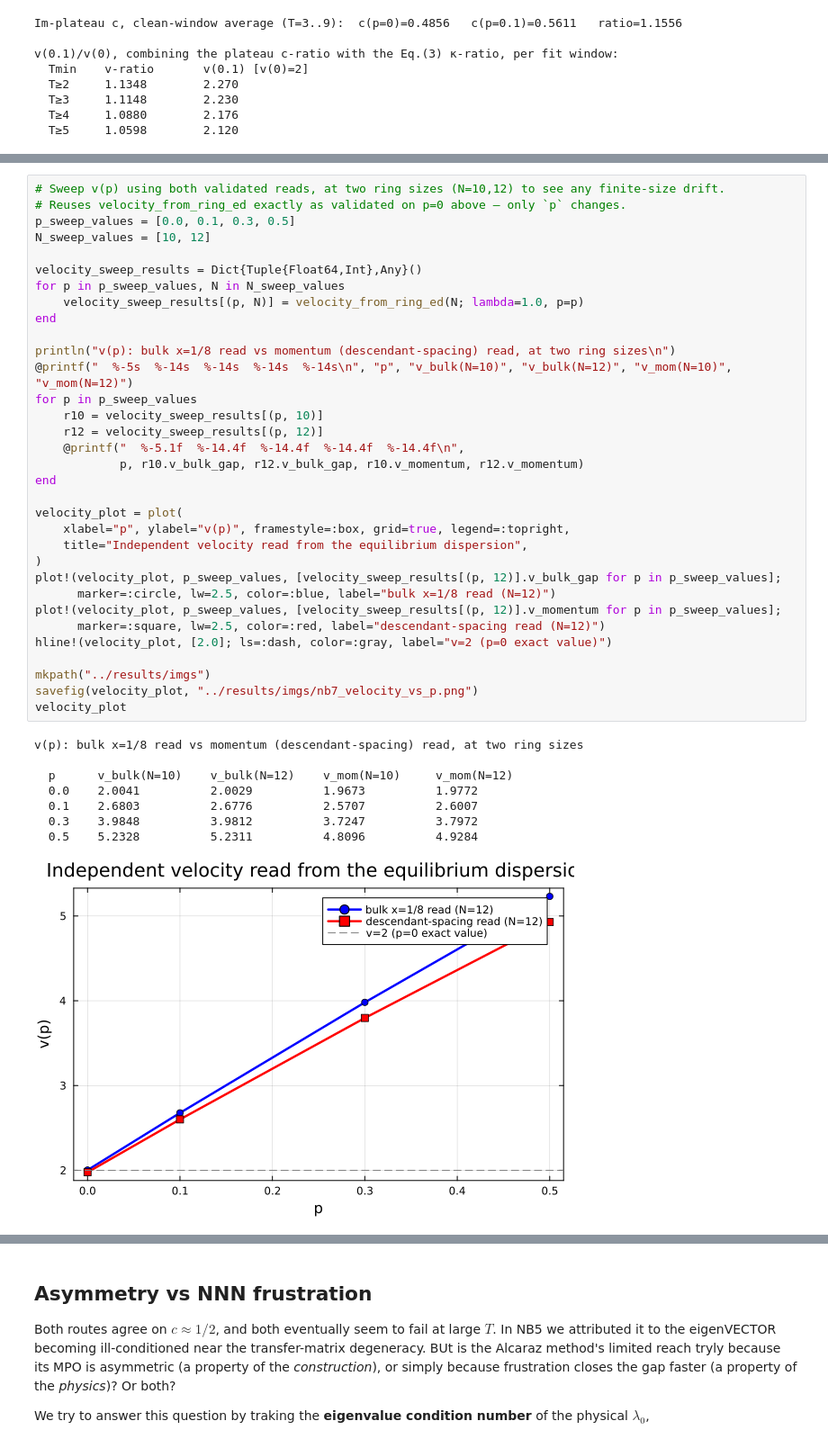
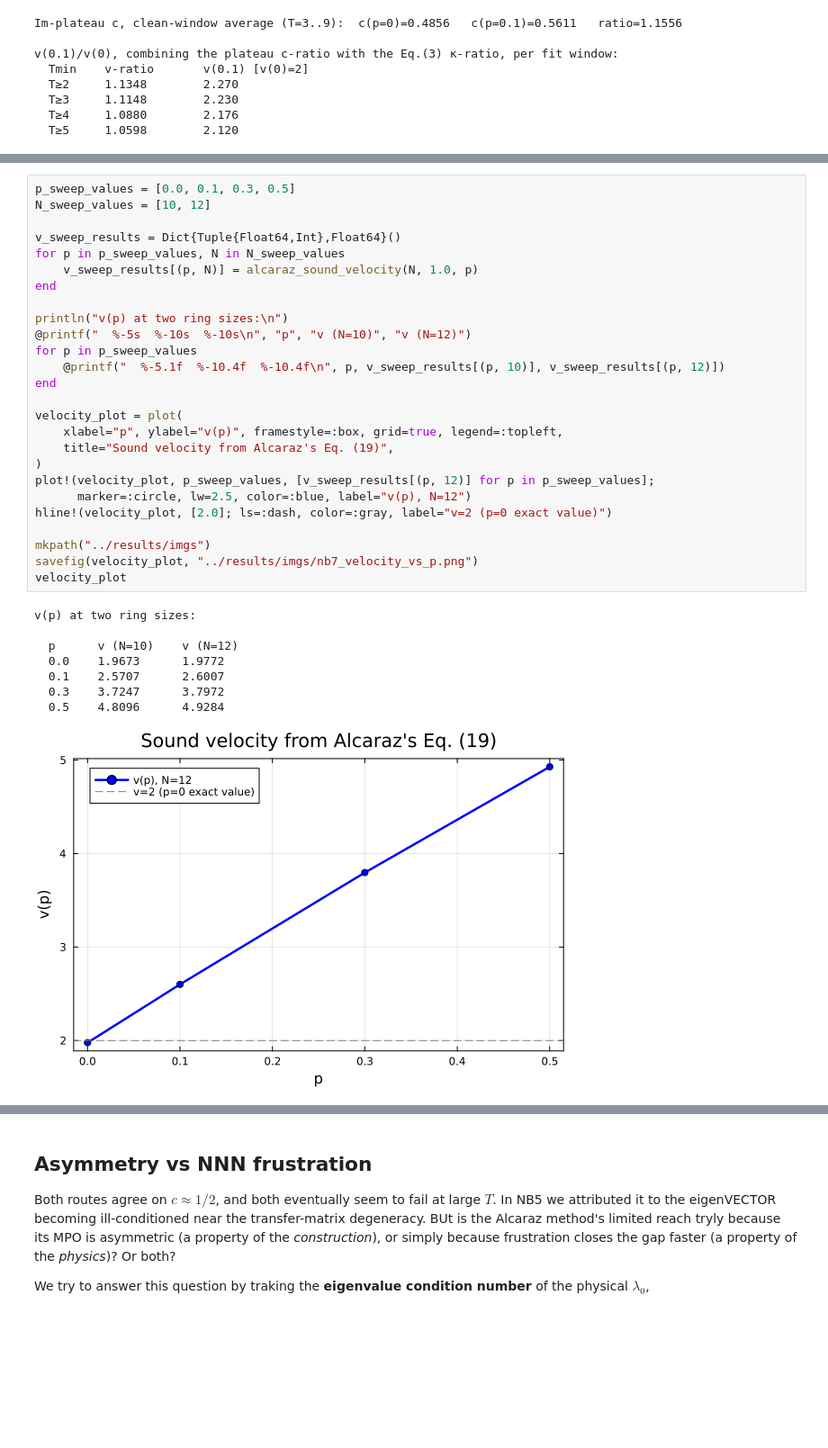
Before and after one commit to jmarquezol/master-thesis-BSC, a Jupyter notebook: NBs/7_temp_c.ipynb, the cells around one changed output, grey strips where cells are left out. Shown at 90% size. Drawn from its saved outputs; the diff is of its cells as text; blank space fills up the shorter version.

```diff
--- a/NBs/7_temp_c.ipynb
+++ b/NBs/7_temp_c.ipynb
@@ -974,43 +1016,36 @@ The dispersion-ED result below is the rigorous, independent tiebreaker between t
 # %%
-# Sweep v(p) using both validated reads, at two ring sizes (N=10,12) to see any finite-size drift.
-# Reuses velocity_from_ring_ed exactly as validated on p=0 above — only `p` changes.
 p_sweep_values = [0.0, 0.1, 0.3, 0.5]
 N_sweep_values = [10, 12]
 
-velocity_sweep_results = Dict{Tuple{Float64,Int},Any}()
+v_sweep_results = Dict{Tuple{Float64,Int},Float64}()
 for p in p_sweep_values, N in N_sweep_values
-    velocity_sweep_results[(p, N)] = velocity_from_ring_ed(N; lambda=1.0, p=p)
+    v_sweep_results[(p, N)] = alcaraz_sound_velocity(N, 1.0, p)
 end
 
-println("v(p): bulk x=1/8 read vs momentum (descendant-spacing) read, at two ring sizes\n")
-@printf("  %-5s  %-14s  %-14s  %-14s  %-14s\n", "p", "v_bulk(N=10)", "v_bulk(N=12)", "v_mom(N=10)", "v_mom(N=12)")
+println("v(p) at two ring sizes:\n")
+@printf("  %-5s  %-10s  %-10s\n", "p", "v (N=10)", "v (N=12)")
 for p in p_sweep_values
-    r10 = velocity_sweep_results[(p, 10)]
-    r12 = velocity_sweep_results[(p, 12)]
-    @printf("  %-5.1f  %-14.4f  %-14.4f  %-14.4f  %-14.4f\n",
-            p, r10.v_bulk_gap, r12.v_bulk_gap, r10.v_momentum, r12.v_momentum)
+    @printf("  %-5.1f  %-10.4f  %-10.4f\n", p, v_sweep_results[(p, 10)], v_sweep_results[(p, 12)])
 end
 
 velocity_plot = plot(
-    xlabel="p", ylabel="v(p)", framestyle=:box, grid=true, legend=:topright,
-    title="Independent velocity read from the equilibrium dispersion",
+    xlabel="p", ylabel="v(p)", framestyle=:box, grid=true, legend=:topleft,
+    title="Sound velocity from Alcaraz's Eq. (19)",
 )
-plot!(velocity_plot, p_sweep_values, [velocity_sweep_results[(p, 12)].v_bulk_gap for p in p_sweep_values];
-      marker=:circle, lw=2.5, color=:blue, label="bulk x=1/8 read (N=12)")
-plot!(velocity_plot, p_sweep_values, [velocity_sweep_results[(p, 12)].v_momentum for p in p_sweep_values];
-      marker=:square, lw=2.5, color=:red, label="descendant-spacing read (N=12)")
+plot!(velocity_plot, p_sweep_values, [v_sweep_results[(p, 12)] for p in p_sweep_values];
+      marker=:circle, lw=2.5, color=:blue, label="v(p), N=12")
 hline!(velocity_plot, [2.0]; ls=:dash, color=:gray, label="v=2 (p=0 exact value)")
 
 mkpath("../results/imgs")
 savefig(velocity_plot, "../results/imgs/nb7_velocity_vs_p.png")
 velocity_plot
 # %% [output]
-v(p): bulk x=1/8 read vs momentum (descendant-spacing) read, at two ring sizes
+v(p) at two ring sizes:
 
-  p      v_bulk(N=10)    v_bulk(N=12)    v_mom(N=10)     v_mom(N=12)
-  0.0    2.0041          2.0029          1.9673          1.9772
-  0.1    2.6803          2.6776          2.5707          2.6007
-  0.3    3.9848          3.9812          3.7247          3.7972
-  0.5    5.2328          5.2311          4.8096          4.9284
+  p      v (N=10)    v (N=12)
+  0.0    1.9673      1.9772
+  0.1    2.5707      2.6007
+  0.3    3.7247      3.7972
+  0.5    4.8096      4.9284
-[figure, old version]
+[figure, new version]
 # %% [markdown]
```
Also changed, not shown: parts of 24 cells of this notebook, 10 other files.
